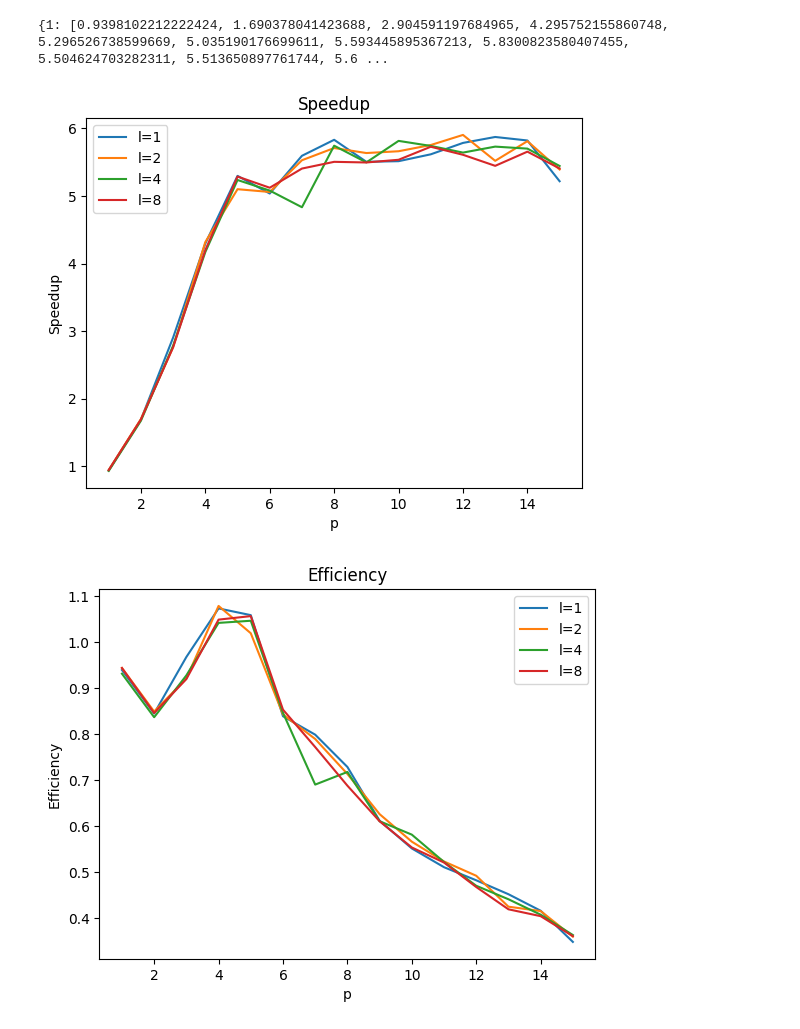
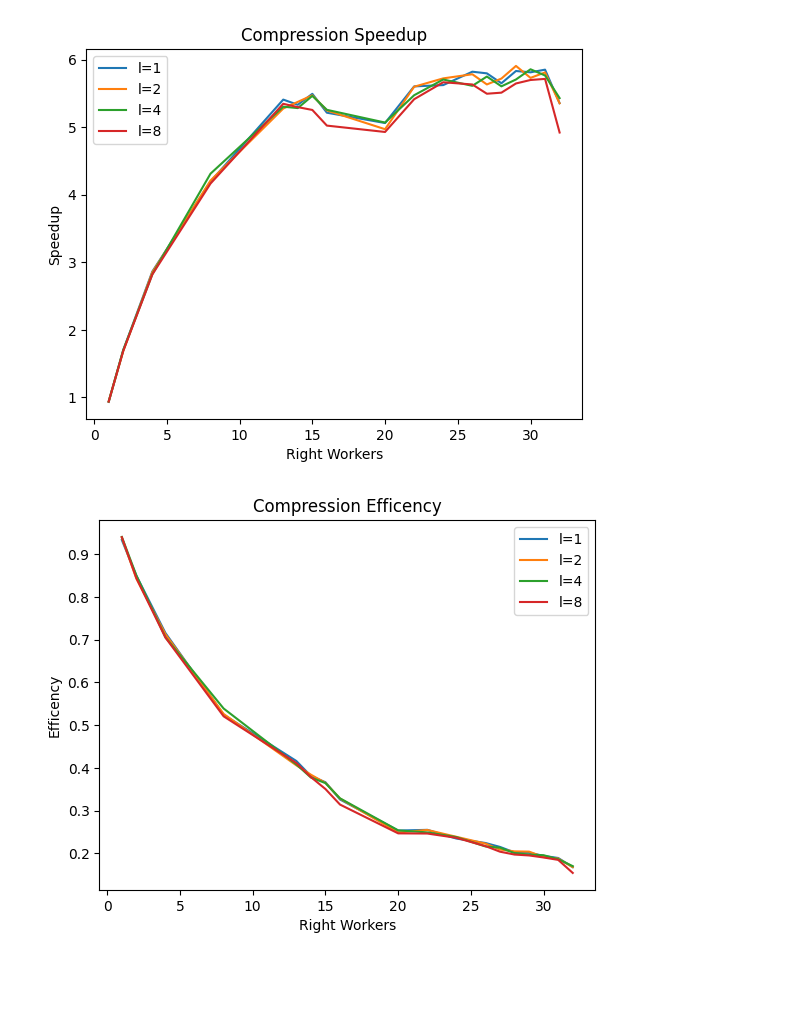
Before and after one commit to lavo2/spm, a Jupyter notebook: proj/pyScript/plots.ipynb, the cells around one changed output. Saved outputs shown, nothing was run; the diff lists cells and outputs as text; code cells hidden in the pictures; blank space fills up the shorter version.

```diff
--- a/proj/pyScript/plots.ipynb
+++ b/proj/pyScript/plots.ipynb
@@ -103,36 +125,36 @@ plt.show()
-# %%
-#speedup and efficiency
-speedup = {}
-efficiency = {}
-for l, results in compression_results.items():
-    ws, times = zip(*results)
-    speedup[l] = [sequential_time_comp / time for time in times]
-    efficiency[l] = [speed / p for speed, p in zip(speedup[l], range(1, len(times) + 1))]
-
-print(speedup)
-
-# Plotting the speedup
-fig, ax = plt.subplots()
-for l, results in speedup.items():
-    ax.plot(range(1, len(results) + 1), results, label=f"l={l}")
-
-ax.set_xlabel("p")
-ax.set_ylabel("Speedup")
-ax.set_title("Speedup")
-ax.legend()
-plt.show()
-
-# Plotting the efficiency
-fig, ax = plt.subplots()
-for l, results in efficiency.items():
-    ax.plot(range(1, len(results) + 1), results, label=f"l={l}")
-
-ax.set_xlabel("p")
-ax.set_ylabel("Efficiency")
-ax.set_title("Efficiency")
-ax.legend()
-plt.show()
-# %% [output]
-{1: [0.9398102212222424, 1.690378041423688, 2.904591197684965, 4.295752155860748, 5.296526738599669, 5.035190176699611, 5.593445895367213, 5.8300823580407455, 5.504624703282311, 5.513650897761744, 5.6 ...
-[figure, removed]
-[figure, removed]
+# %%
+# speedup calculation and plot with right workers as x-axis
+speedup = {}
+for l, results in average_compression_results.items():
+    speedup[l] = [sequential_time_comp / time for w, time in results]
+
+fig, ax = plt.subplots()
+
+for l, speeds in speedup.items():
+    ax.plot(ws, speeds, label=f"l={l}")
+
+ax.set_xlabel("Right Workers")
+ax.set_ylabel("Speedup")
+ax.set_title("Compression Speedup")
+ax.legend()
+plt.show()
+Efficency = {}
+for l, results in compression_results.items():
+    Efficency[l] = [speedup[l][i] / w for i, w in enumerate(ws)]
+
+fig, ax = plt.subplots()
+
+for l, eff in Efficency.items():
+    ax.plot(ws, eff, label=f"l={l}")
+
+ax.set_xlabel("Right Workers")
+ax.set_ylabel("Efficency")
+ax.set_title("Compression Efficency")
+ax.legend()
+
+plt.show()
+
+# Plotting the decompression results
+# %% [output]
+[figure, added]
+[figure, added]
```
Also changed, not shown: parts of 23 cells of this notebook, 12 other files.
